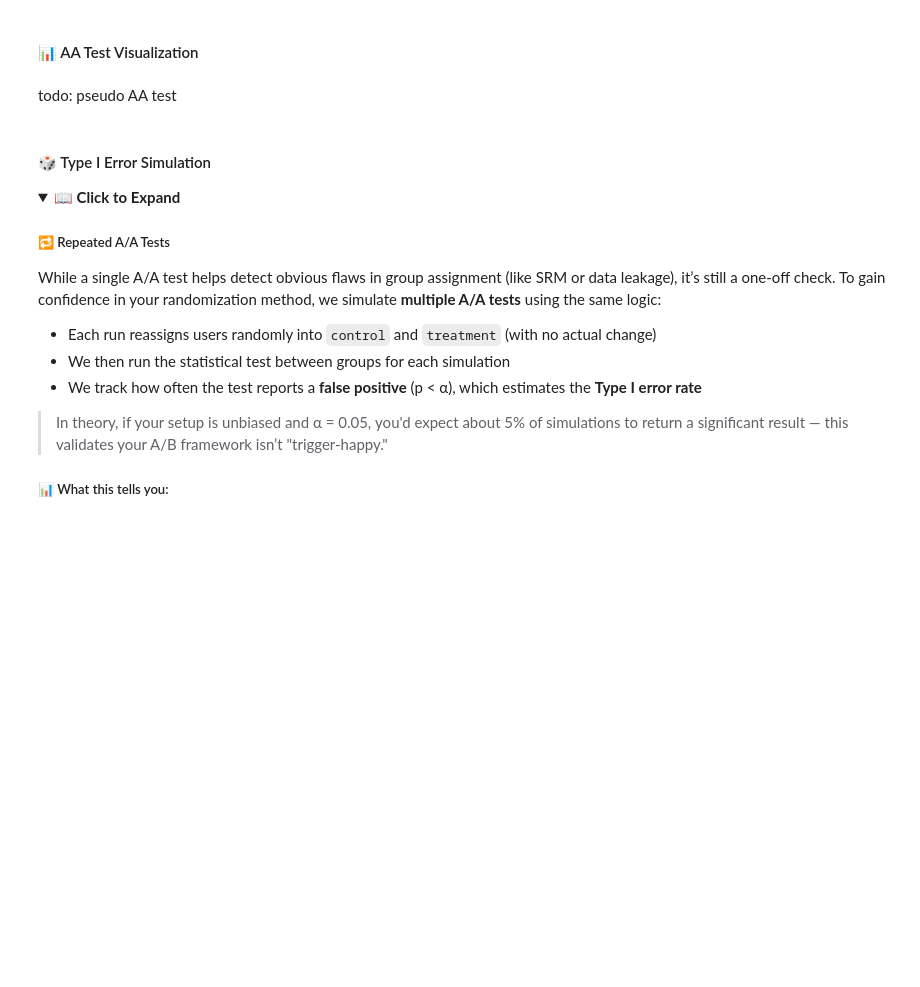
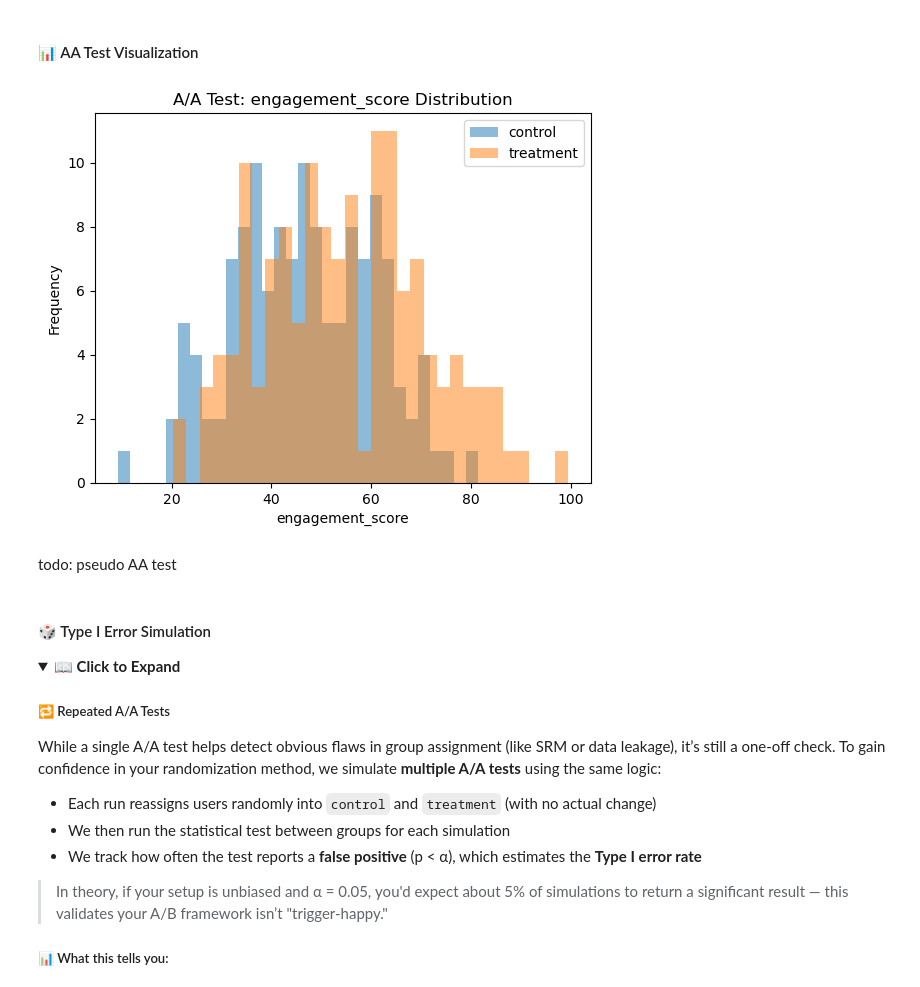
Before and after one commit to ashrithssreddy/statistics-toolkit, a Jupyter notebook: AB_Testing/AB_Testing.ipynb, the cells around one changed output. Cells and saved outputs as stored; diff of their text form; code cells hidden in the pictures; folded sections open; blank space fills up the shorter version.

```diff
--- a/AB_Testing/AB_Testing.ipynb
+++ b/AB_Testing/AB_Testing.ipynb
@@ -837,9 +811,0 @@ df
-# %%
-# TODO: In a real experiment this data comes from production logs after the
-# experiment has run. Replace add_outcome_metrics() with real outcome data.
-df = add_outcome_metrics(df, group_col=group_col, group_labels=test_config['group_labels'], outcome_metric_col=test_config['outcome_metric_col'], guardrail_metric_col=test_config.get('guardrail_metric_col') or guardrail_metric_col, seed=my_seed)
-
-# Outcome data (post-assignment): simulate collection so we have primary outcome, converted, bounce_rate for analysis.
-if randomization_method == "cuped":
-    df = apply_cuped(df, pre_metric='past_purchase_count', outcome_metric_col=test_config['outcome_metric_col'], group_col=group_col, group_labels=test_config['group_labels'], seed=my_seed)
-    test_config['outcome_metric_col'] = f"{test_config['outcome_metric_col']}_cuped_adjusted"
@@ -870,4 +811,0 @@ for group, result in normality_results.items():
-# %%
-# Assume both groups must be normal to proceed with parametric tests
-test_config['normality'] = all(result['normal'] for result in normality_results.values())
-test_config
@@ -893,4 +811,0 @@ variance_result
-# %%
-print(f"Levene’s test: p = {variance_result['p_value']:.4f} → {'Equal variances' if variance_result['equal_variance'] else 'Unequal variances'}")
-test_config['equal_variance'] = variance_result['equal_variance']
-test_config
@@ -985,16 +944,16 @@ ___
 
 <h4>📊 AA Test Visualization</h4>
 # %%
-# TODO: Replace simulated outcomes with real experiment logs when running a real AA test.
-run_aa_testing_generalized(
-    df=df,
+visualize_aa_distribution(
+    df,
     group_col='group',
     metric_col=test_config['outcome_metric_col'],
+    test_family=test_config['family'],
     group_labels=test_config['group_labels'],
-    test_family=test_config['family'],
-    variant=test_config.get('variant'),
-    alpha=0.05
+    variant=test_config.get('variant')
 )
+# %% [output]
+[figure, added]
 # %% [markdown]
 todo: pseudo AA test
 # %% [markdown]
```
Also changed, not shown: parts of 14 cells of this notebook, 2 other files.
